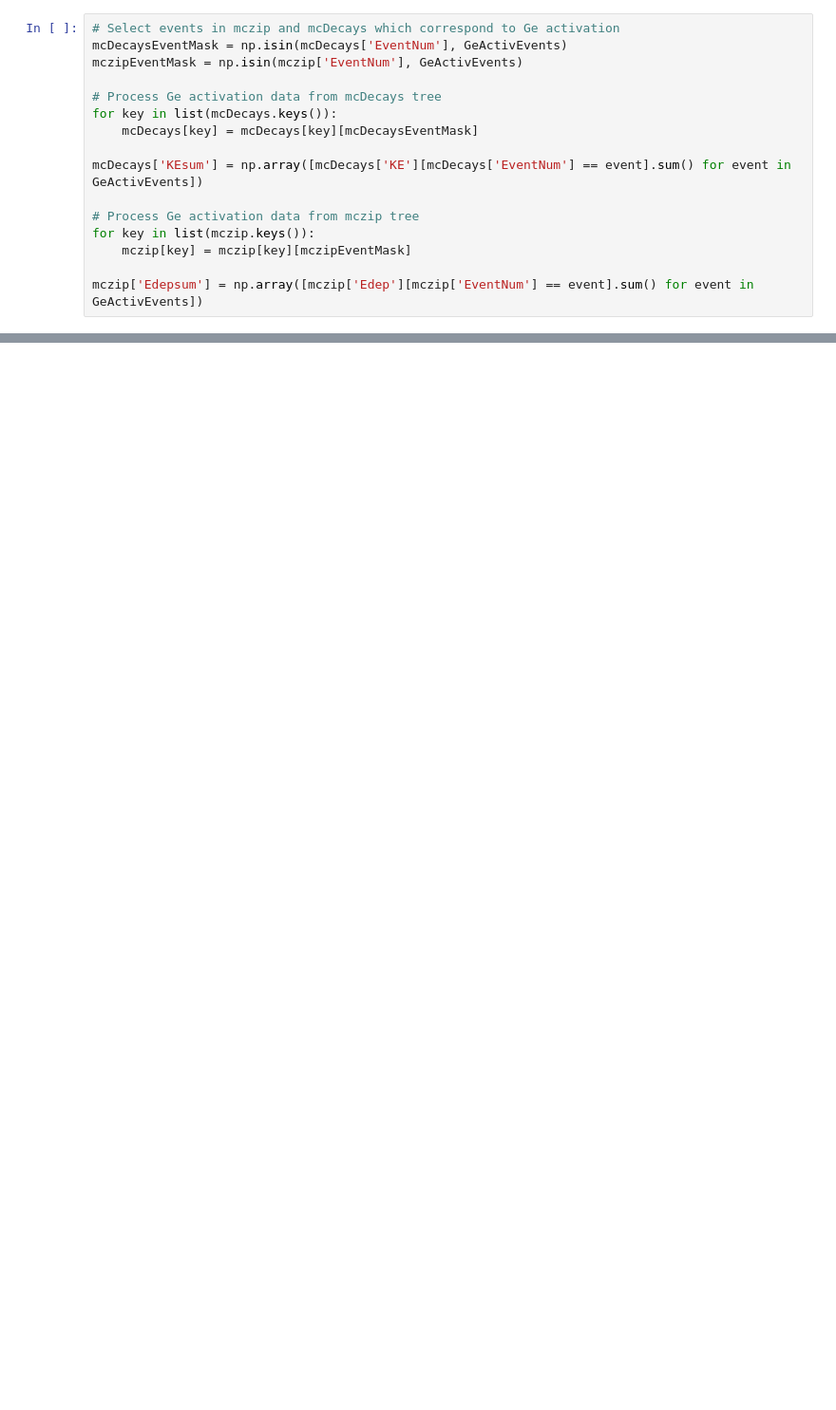
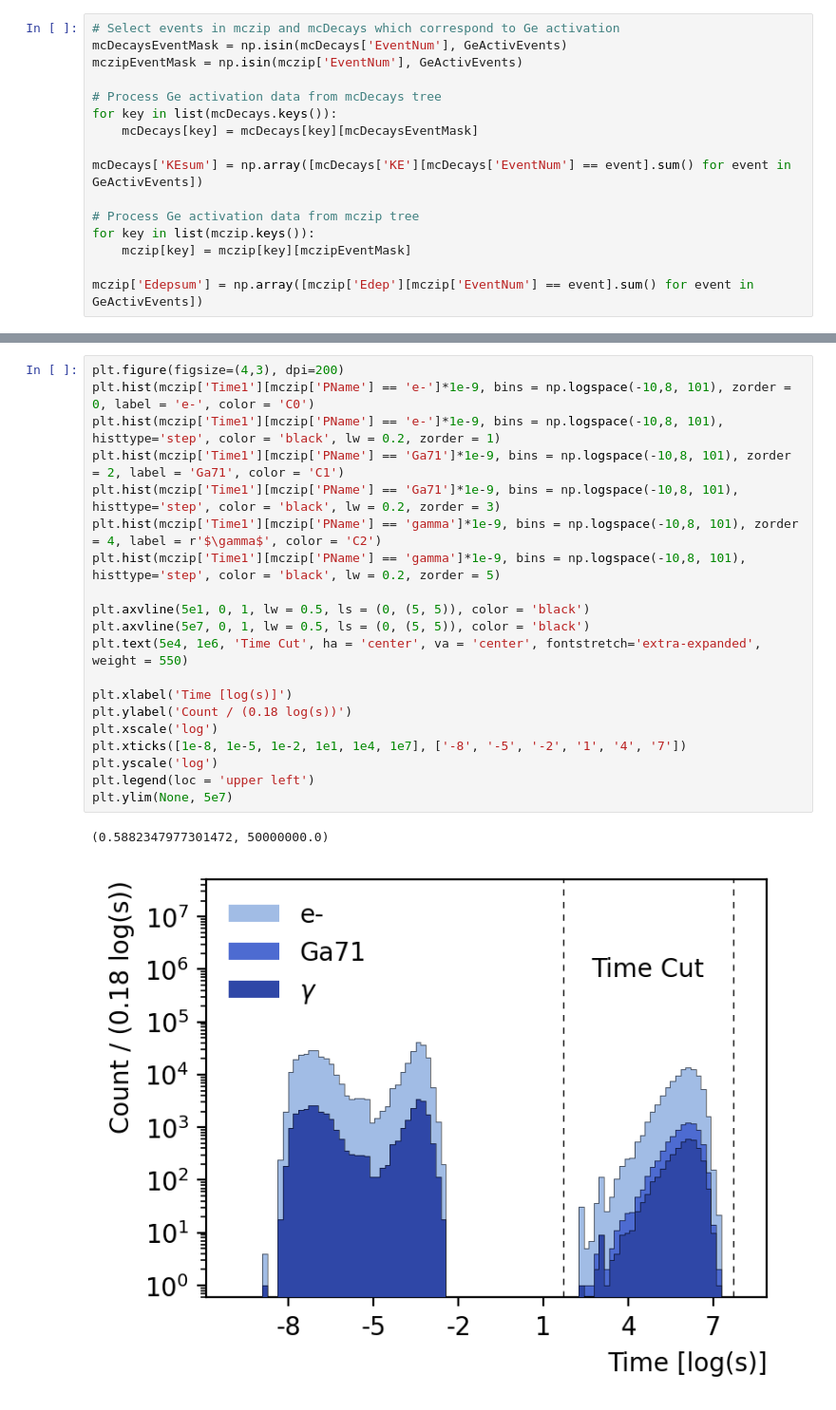
Before and after one commit to perry5334/CDMS, a Jupyter notebook: notebooks/CUTE/Ge71_Lines/Ge71_Activation_Lines_Sim.ipynb, the cells around one changed output, grey strips where cells are left out. Shown at 95% size. Drawn from its saved outputs; the diff is of its cells as text; blank space fills up the shorter version.

```diff
--- a/notebooks/CUTE/Ge71_Lines/Ge71_Activation_Lines_Sim.ipynb
+++ b/notebooks/CUTE/Ge71_Lines/Ge71_Activation_Lines_Sim.ipynb
@@ -50,2 +56,25 @@ mczip['Edepsum'] = np.array([mczip['Edep'][mczip['EventNum'] == event].sum() for
+# %%
+plt.figure(figsize=(4,3), dpi=200)
+plt.hist(mczip['Time1'][mczip['PName'] == 'e-']*1e-9, bins = np.logspace(-10,8, 101), zorder = 0, label = 'e-', color = 'C0')
+plt.hist(mczip['Time1'][mczip['PName'] == 'e-']*1e-9, bins = np.logspace(-10,8, 101), histtype='step', color = 'black', lw = 0.2, zorder = 1)
+plt.hist(mczip['Time1'][mczip['PName'] == 'Ga71']*1e-9, bins = np.logspace(-10,8, 101), zorder = 2, label = 'Ga71', color = 'C1')
+plt.hist(mczip['Time1'][mczip['PName'] == 'Ga71']*1e-9, bins = np.logspace(-10,8, 101), histtype='step', color = 'black', lw = 0.2, zorder = 3)
+plt.hist(mczip['Time1'][mczip['PName'] == 'gamma']*1e-9, bins = np.logspace(-10,8, 101), zorder = 4, label = r'$\gamma$', color = 'C2')
+plt.hist(mczip['Time1'][mczip['PName'] == 'gamma']*1e-9, bins = np.logspace(-10,8, 101), histtype='step', color = 'black', lw = 0.2, zorder = 5)
+
+plt.axvline(5e1, 0, 1, lw = 0.5, ls = (0, (5, 5)), color = 'black')
+plt.axvline(5e7, 0, 1, lw = 0.5, ls = (0, (5, 5)), color = 'black')
+plt.text(5e4, 1e6, 'Time Cut', ha = 'center', va = 'center', fontstretch='extra-expanded', weight = 550)
+
+plt.xlabel('Time [log(s)]')
+plt.ylabel('Count / (0.18 log(s))')
+plt.xscale('log')
+plt.xticks([1e-8, 1e-5, 1e-2, 1e1, 1e4, 1e7], ['-8', '-5', '-2', '1', '4', '7'])
+plt.yscale('log')
+plt.legend(loc = 'upper left')
+plt.ylim(None, 5e7)
+# %% [output]
+(0.5882347977301472, 50000000.0)
+[figure, added]
 # %%
 plt.figure(figsize=(4,3), dpi=200)
```
Also changed, not shown: parts of 19 cells of this notebook, 6 other files.
